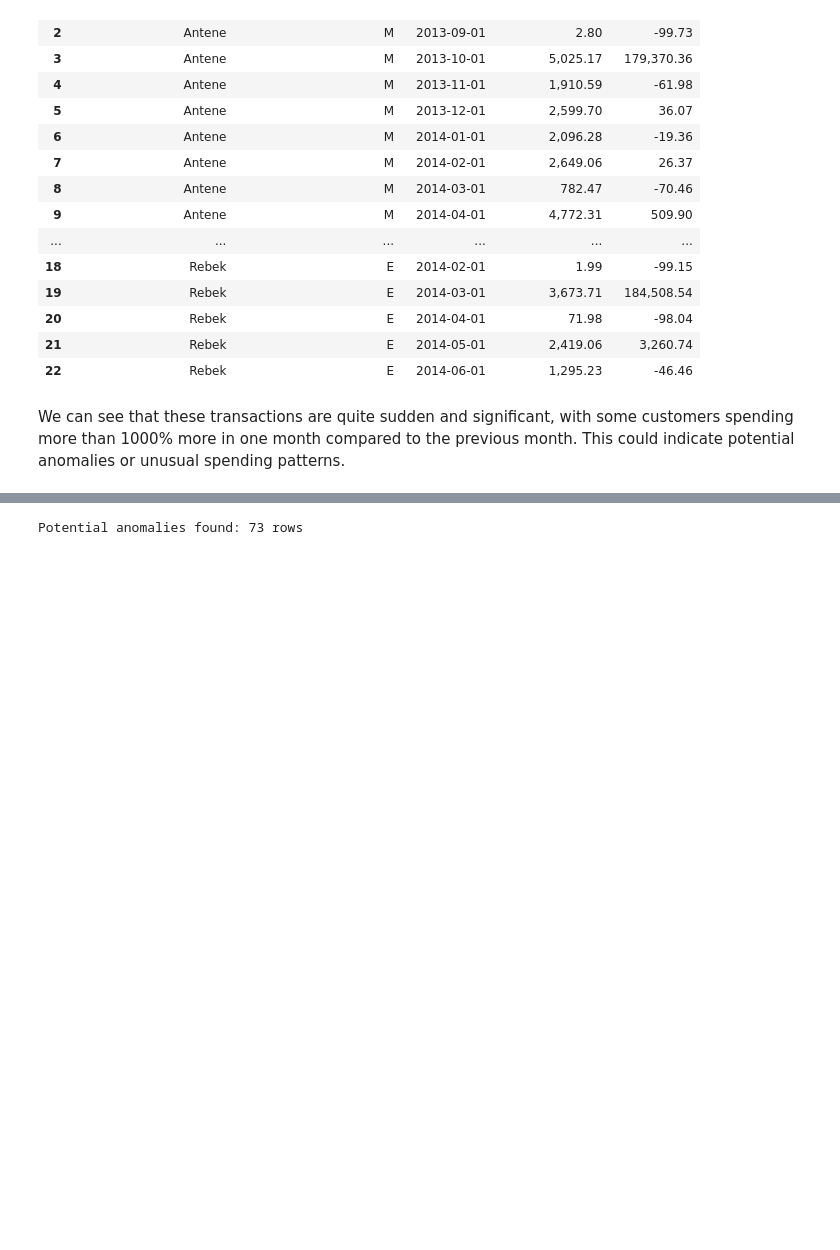
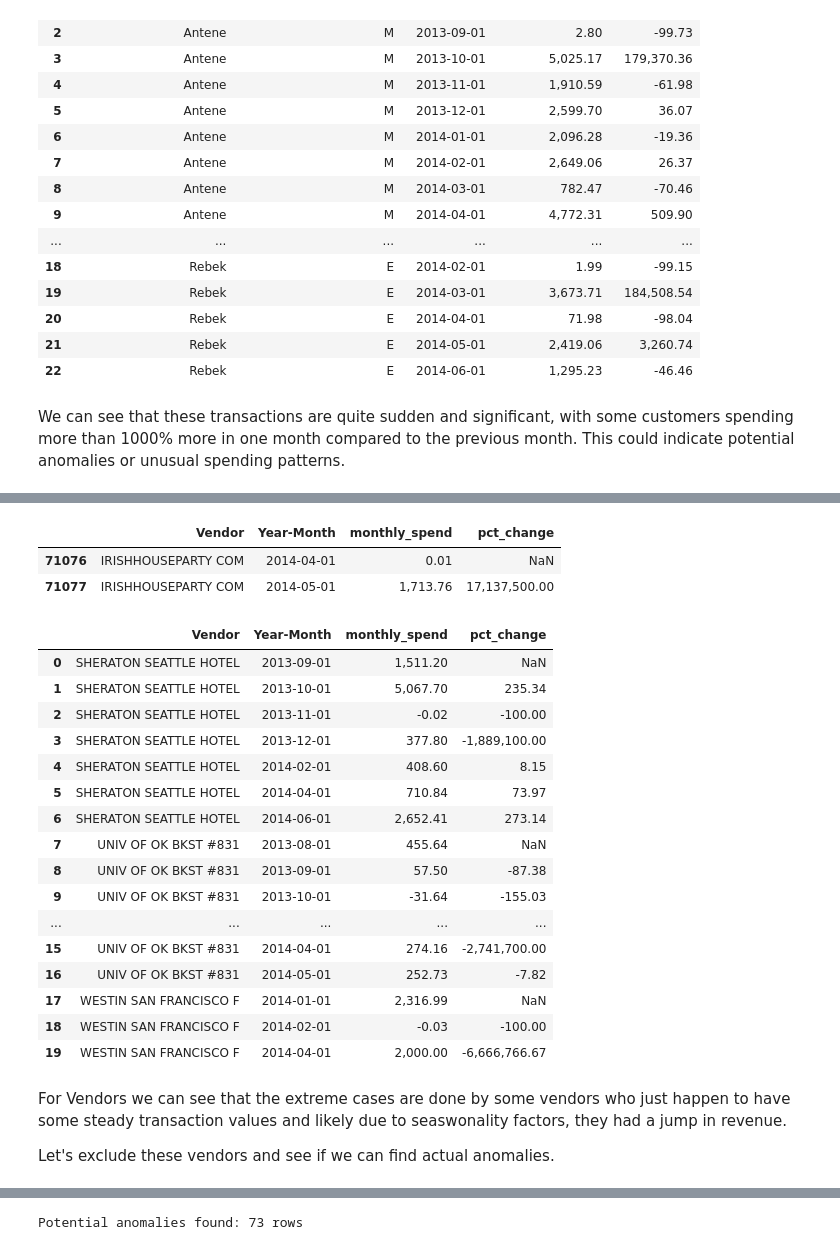
Before and after one commit to mrakelinggar/data-stuffs, a Jupyter notebook: anomaly_detection/credit_card/Credit Card Anomaly Detection via Feature Creation.ipynb, the cells around one changed output, grey strips where cells are left out. Drawn from its saved outputs; the diff is of its cells as text; code cells hidden in the pictures; blank space fills up the shorter version.

```diff
--- a/anomaly_detection/credit_card/ts - cc.ipynb
+++ b/anomaly_detection/credit_card/Credit Card Anomaly Detection via Feature Creation.ipynb
@@ -735,0 +801,25 @@ We can see that these transactions are quite sudden and significant, with some c
+# %%
+
+# 1. Compute monthly total spend per vendor
+df_vendor_monthly = (
+    df.groupby(['Vendor', 'Year-Month'])['Amount']
+      .sum()
+      .reset_index(name='monthly_spend')
+      .sort_values(['Vendor', 'Year-Month'])
+)
+
+# 2. Round the total amount
+df_vendor_monthly['monthly_spend'] = df_vendor_monthly['monthly_spend'].round(2)
+
+# 3. Filter out months with zero spend
+df_vendor_monthly = df_vendor_monthly[df_vendor_monthly['monthly_spend'] != 0]
+
+# 4. Compute month-on-month percent change per vendor
+df_vendor_monthly['pct_change'] = (
+    df_vendor_monthly
+    .groupby('Vendor')['monthly_spend']
+    .pct_change() * 100
+)
+
+# 5. Show descriptive statistics for the percent changes
+print(df_vendor_monthly['pct_change'].describe())
@@ -735,0 +836,28 @@ We can see that these transactions are quite sudden and significant, with some c
+# %%
+display(df_vendor_monthly[df_vendor_monthly['Vendor'] == 'IRISHHOUSEPARTY COM'])
+display(df_vendor_monthly.merge(df_vendor_monthly[df_vendor_monthly['pct_change'] < -1000000][['Vendor']].drop_duplicates(), on='Vendor', how='inner'))
+# %% [output]
+|  | Vendor | Year-Month | monthly_spend | pct_change |
+| 71076 | IRISHHOUSEPARTY COM | 2014-04-01 | 0.01 | NaN |
+| 71077 | IRISHHOUSEPARTY COM | 2014-05-01 | 1,713.76 | 17,137,500.00 |
+|  | Vendor | Year-Month | monthly_spend | pct_change |
+| 0 | SHERATON SEATTLE HOTEL | 2013-09-01 | 1,511.20 | NaN |
+| 1 | SHERATON SEATTLE HOTEL | 2013-10-01 | 5,067.70 | 235.34 |
+| 2 | SHERATON SEATTLE HOTEL | 2013-11-01 | -0.02 | -100.00 |
+| 3 | SHERATON SEATTLE HOTEL | 2013-12-01 | 377.80 | -1,889,100.00 |
+| 4 | SHERATON SEATTLE HOTEL | 2014-02-01 | 408.60 | 8.15 |
+| 5 | SHERATON SEATTLE HOTEL | 2014-04-01 | 710.84 | 73.97 |
+| 6 | SHERATON SEATTLE HOTEL | 2014-06-01 | 2,652.41 | 273.14 |
+| 7 | UNIV OF OK BKST #831 | 2013-08-01 | 455.64 | NaN |
+| 8 | UNIV OF OK BKST #831 | 2013-09-01 | 57.50 | -87.38 |
+| 9 | UNIV OF OK BKST #831 | 2013-10-01 | -31.64 | -155.03 |
+| ... | ... | ... | ... | ... |
+| 15 | UNIV OF OK BKST #831 | 2014-04-01 | 274.16 | -2,741,700.00 |
+| 16 | UNIV OF OK BKST #831 | 2014-05-01 | 252.73 | -7.82 |
+| 17 | WESTIN SAN FRANCISCO F | 2014-01-01 | 2,316.99 | NaN |
+| 18 | WESTIN SAN FRANCISCO F | 2014-02-01 | -0.03 | -100.00 |
+| 19 | WESTIN SAN FRANCISCO F | 2014-04-01 | 2,000.00 | -6,666,766.67 |
+# %% [markdown]
+For Vendors we can see that the extreme cases are done by some vendors who just happen to have some steady transaction values and likely due to seaswonality factors, they had a jump in revenue.
+
+Let's exclude these vendors and see if we can find actual anomalies.
```
Also changed, not shown: parts of 43 cells of this notebook.
